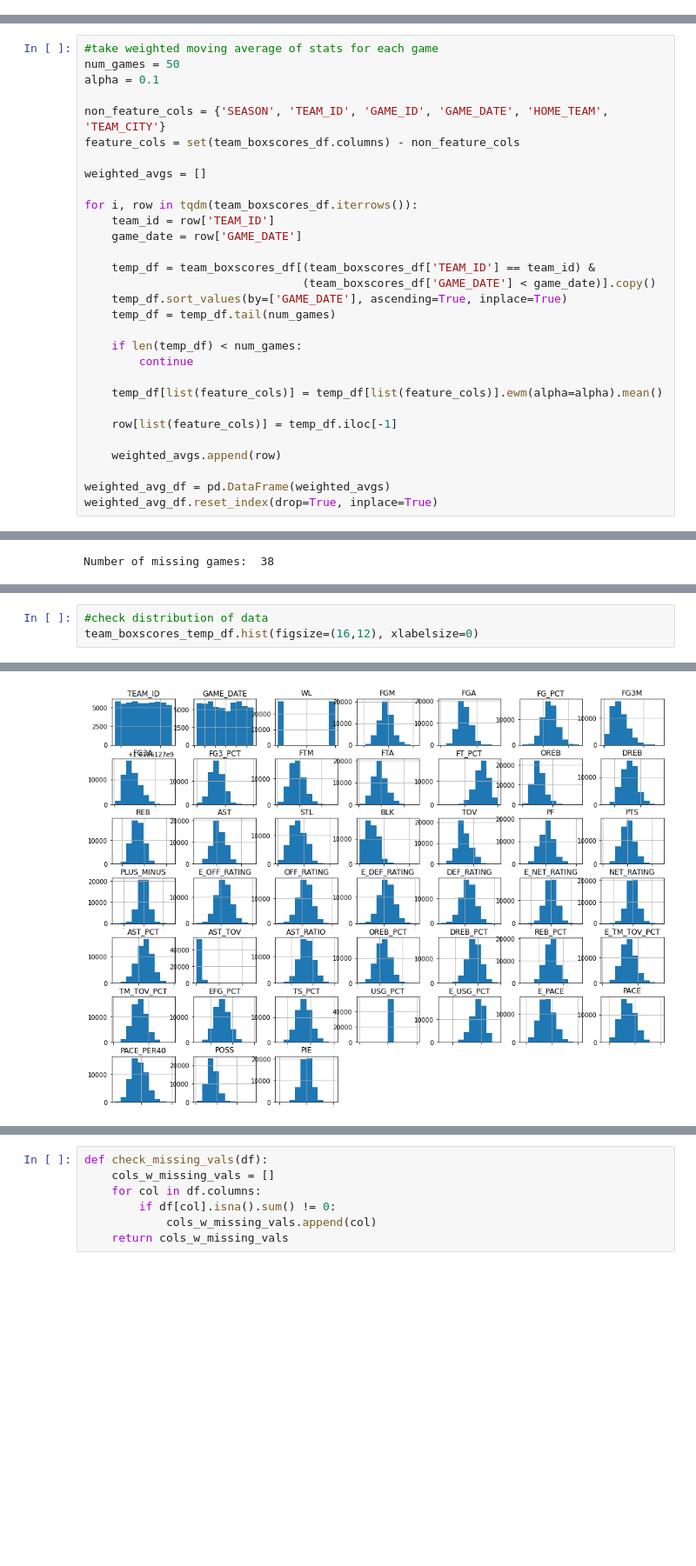
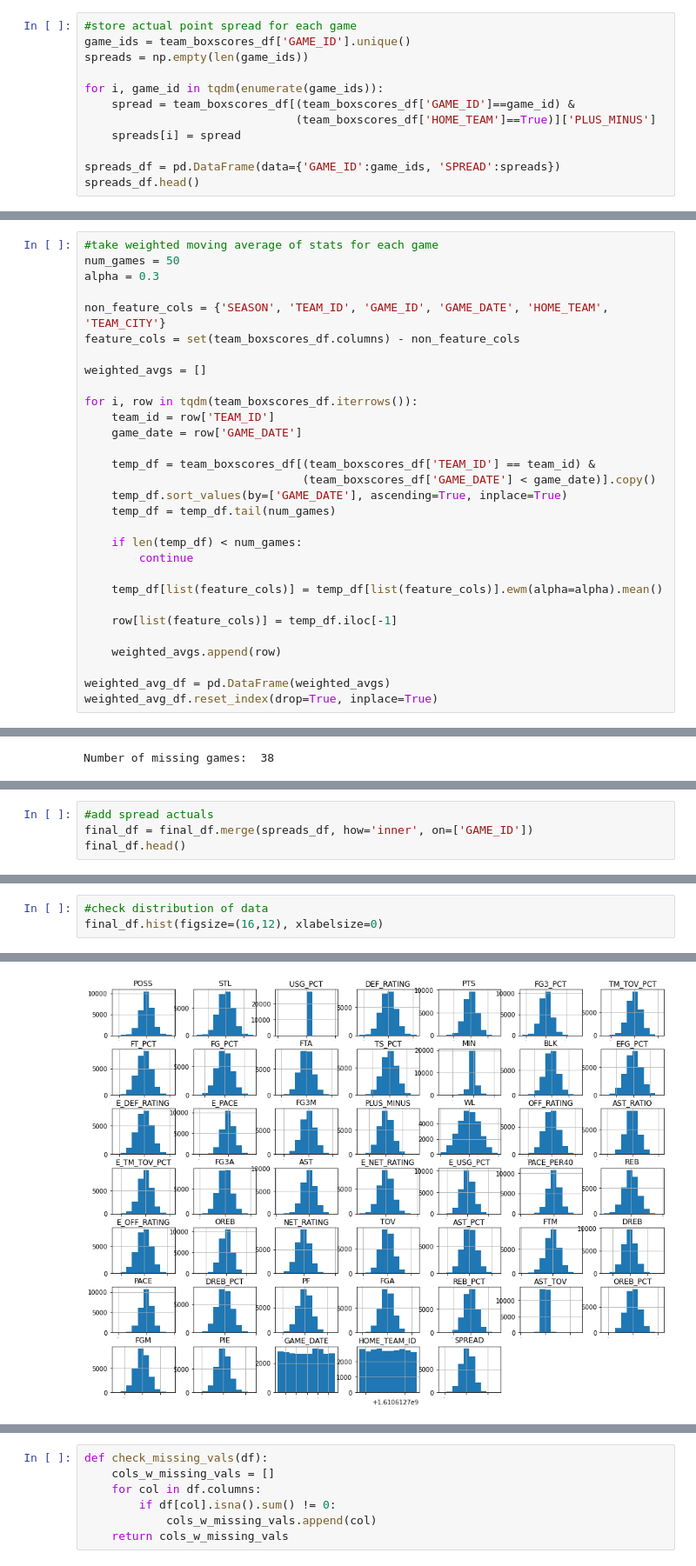
Before and after one commit to jnshzk/nba_beating_the_spread, a Jupyter notebook: data_preprocessing_v2.ipynb, the cells around one changed output, grey strips where cells are left out. Shown: that part at 87% size. Drawn from its saved outputs; the diff is of its cells as text; blank space fills up the shorter version.

Commit message:
modified data preprocessing code

```diff
--- a/data_preprocessing_v2.ipynb
+++ b/data_preprocessing_v2.ipynb
@@ -183,3 +192,15 @@ Data columns (total 50 columns):
  49  HOME_TEAM     56304 non-null  bool
 dtypes: bool(1), float64(26), int64(18), object(5)
 memory usage: 21.5+ MB
+# %%
+#store actual point spread for each game
+game_ids = team_boxscores_df['GAME_ID'].unique()
+spreads = np.empty(len(game_ids))
+
+for i, game_id in tqdm(enumerate(game_ids)):
+    spread = team_boxscores_df[(team_boxscores_df['GAME_ID']==game_id) &
+                               (team_boxscores_df['HOME_TEAM']==True)]['PLUS_MINUS']
+    spreads[i] = spread
+
+spreads_df = pd.DataFrame(data={'GAME_ID':game_ids, 'SPREAD':spreads})
+spreads_df.head()
@@ -192,7 +220,7 @@ team_boxscores_df['GAME_DATE'] = pd.to_datetime(team_boxscores_df['GAME_DATE'])
 # %%
 #take weighted moving average of stats for each game
 num_games = 50
-alpha = 0.1
+alpha = 0.3
 
 non_feature_cols = {'SEASON', 'TEAM_ID', 'GAME_ID', 'GAME_DATE', 'HOME_TEAM', 'TEAM_CITY'}
 feature_cols = set(team_boxscores_df.columns) - non_feature_cols
@@ -379,0 +351,4 @@ memory usage: 21.0+ MB
+# %%
+#add spread actuals
+final_df = final_df.merge(spreads_df, how='inner', on=['GAME_ID'])
+final_df.head()
@@ -380,4 +374,4 @@ memory usage: 21.0+ MB
 # %%
 #check distribution of data
-team_boxscores_temp_df.hist(figsize=(16,12), xlabelsize=0)
+final_df.hist(figsize=(16,12), xlabelsize=0)
 # %% [output]
@@ -401 +395 @@ array([[<AxesSubplot:title={'center':'TEAM_ID'}>,
-[figure, old version]
+[figure, new version]
```
Also changed, not shown: parts of 25 cells of this notebook.
